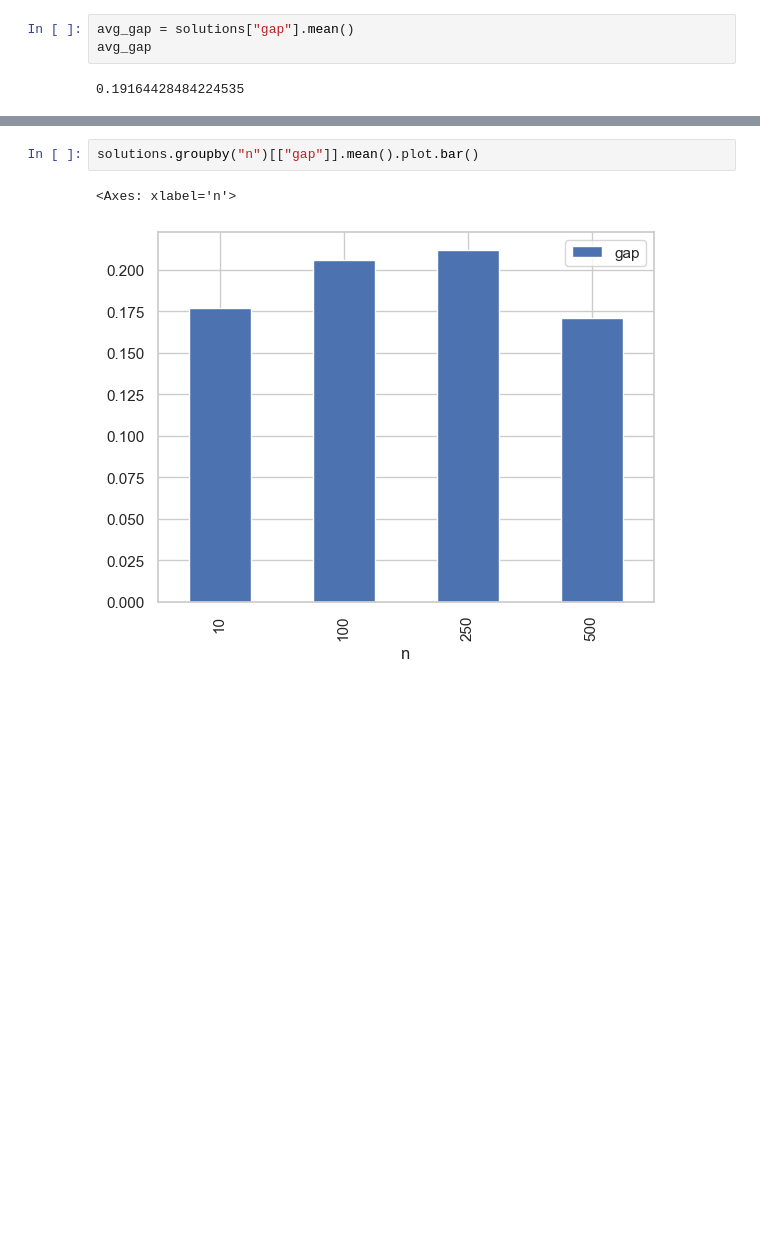
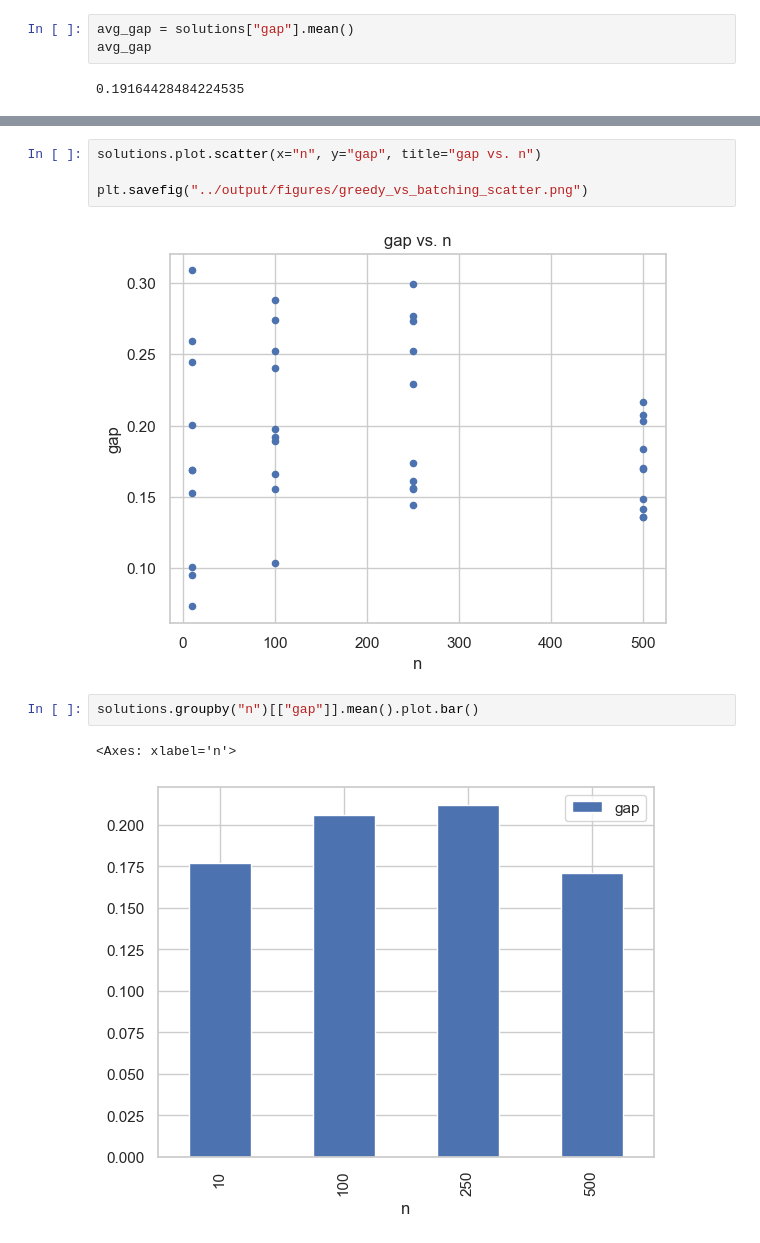
Before and after one commit to Luquish/TP1_TDV, a Jupyter notebook: src/scripts/experimentacion.ipynb, the cells around one changed output, grey strips where cells are left out. Drawn from its saved outputs; the diff is of its cells as text; blank space fills up the shorter version.

```diff
--- a/src/scripts/experimentacion.ipynb
+++ b/src/scripts/experimentacion.ipynb
@@ -92,3 +150,9 @@ plt.show()
+# %%
+solutions.plot.scatter(x="n", y="gap", title="gap vs. n")
+
+plt.savefig("../output/figures/greedy_vs_batching_scatter.png")
+# %% [output]
+[figure, added]
 # %%
 solutions.groupby("n")[["gap"]].mean().plot.bar()
 # %% [output]
```
Also changed, not shown: parts of 22 cells of this notebook, 26 other files.
